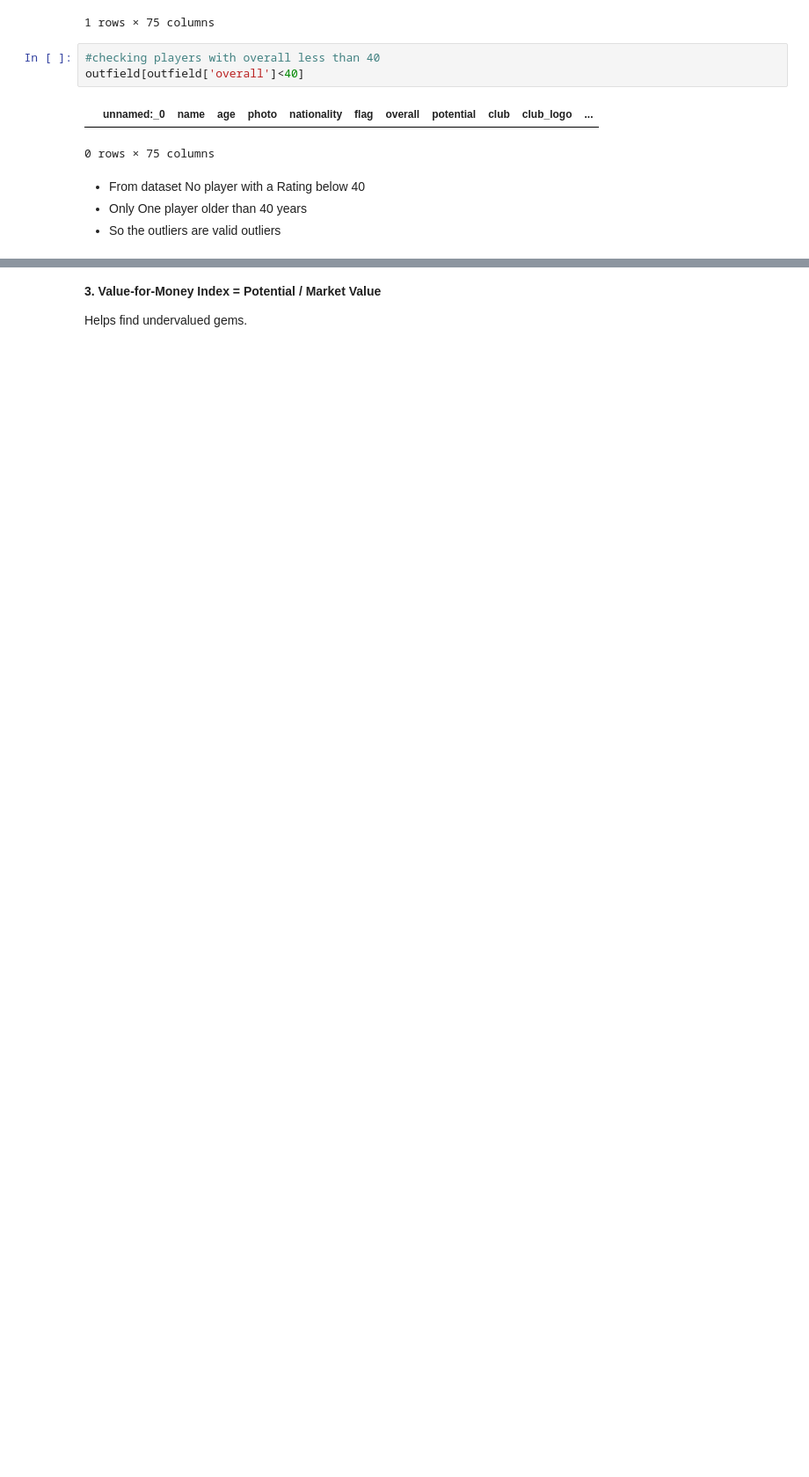
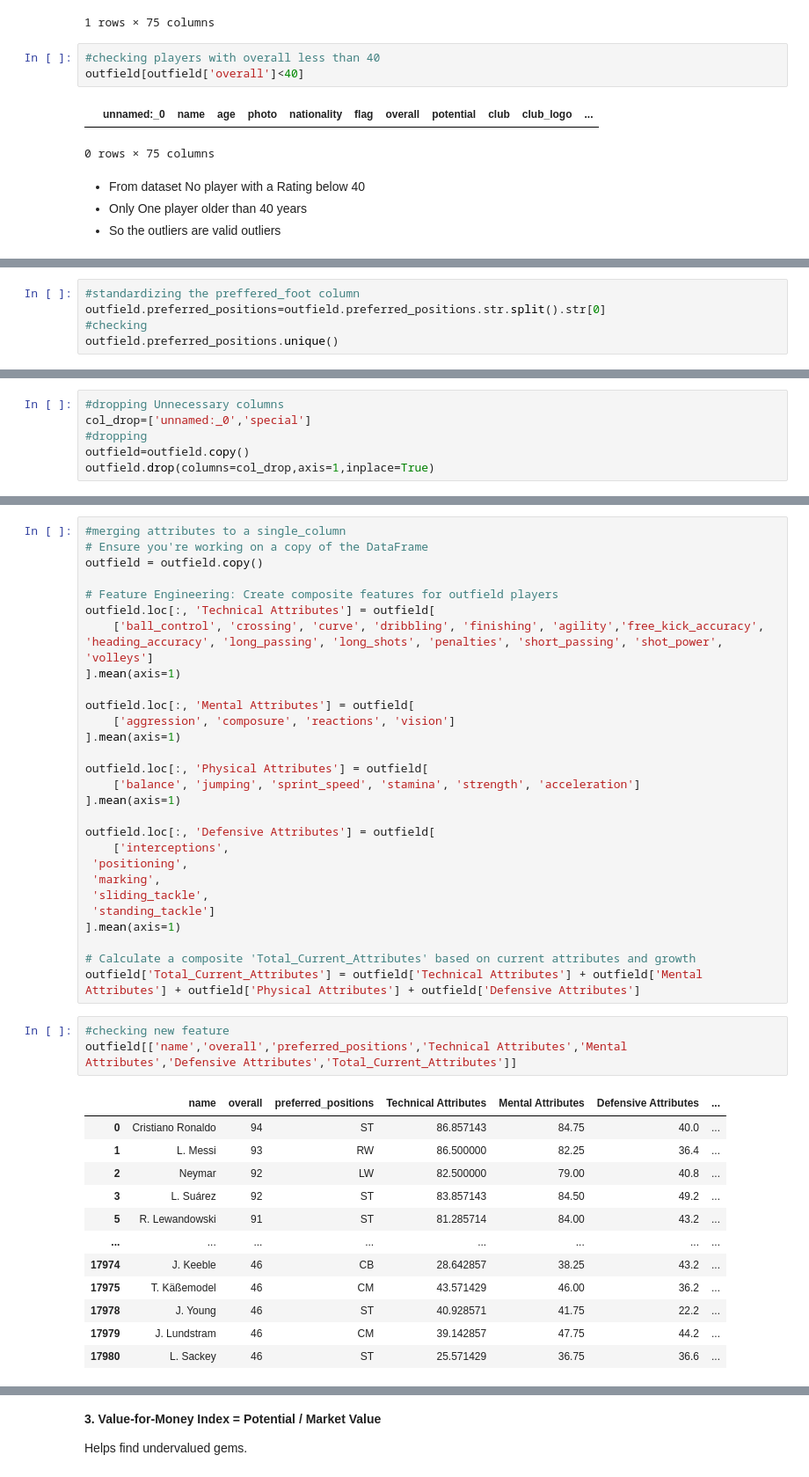
Before and after one commit to davidmasai/C-Users-User-Desktop-Football_Recruitment_-project, a Jupyter notebook: Phase_Project_Notebook (6).ipynb, the cells around one changed output, grey strips where cells are left out. Shown at 88% size. Drawn from its saved outputs; the diff is of its cells as text; blank space fills up the shorter version.

```diff
--- a/Phase_Project_Notebook (6).ipynb
+++ b/Phase_Project_Notebook (6).ipynb
@@ -1188,0 +1091,5 @@ outfield_df['Growth_Rate'] = ((outfield_df['Potential'] - outfield_df['Overall']
+# %%
+#standardizing the preffered_foot column
+outfield.preferred_positions=outfield.preferred_positions.str.split().str[0]
+#checking
+outfield.preferred_positions.unique()
@@ -1188,0 +1099,6 @@ outfield_df['Growth_Rate'] = ((outfield_df['Potential'] - outfield_df['Overall']
+# %%
+#dropping Unnecessary columns
+col_drop=['unnamed:_0','special']
+#dropping
+outfield=outfield.copy()
+outfield.drop(columns=col_drop,axis=1,inplace=True)
@@ -1188,0 +1126,44 @@ outfield_df['Growth_Rate'] = ((outfield_df['Potential'] - outfield_df['Overall']
+# %%
+#merging attributes to a single_column
+# Ensure you're working on a copy of the DataFrame
+outfield = outfield.copy()
+
+# Feature Engineering: Create composite features for outfield players
+outfield.loc[:, 'Technical Attributes'] = outfield[
+    ['ball_control', 'crossing', 'curve', 'dribbling', 'finishing', 'agility','free_kick_accuracy', 'heading_accuracy', 'long_passing', 'long_shots', 'penalties', 'short_passing', 'shot_power', 'volleys']
+].mean(axis=1)
+
+outfield.loc[:, 'Mental Attributes'] = outfield[
+    ['aggression', 'composure', 'reactions', 'vision']
+].mean(axis=1)
+
+outfield.loc[:, 'Physical Attributes'] = outfield[
+    ['balance', 'jumping', 'sprint_speed', 'stamina', 'strength', 'acceleration']
+].mean(axis=1)
+
+outfield.loc[:, 'Defensive Attributes'] = outfield[
+    ['interceptions',
+ 'positioning',
+ 'marking',
+ 'sliding_tackle',
+ 'standing_tackle']
+].mean(axis=1)
+
+# Calculate a composite 'Total_Current_Attributes' based on current attributes and growth
+outfield['Total_Current_Attributes'] = outfield['Technical Attributes'] + outfield['Mental Attributes'] + outfield['Physical Attributes'] + outfield['Defensive Attributes']
+# %%
+#checking new feature
+outfield[['name','overall','preferred_positions','Technical Attributes','Mental Attributes','Defensive Attributes','Total_Current_Attributes']]
+# %% [output]
+|  | name | overall | preferred_positions | Technical Attributes | Mental Attributes | Defensive Attributes | ... |
+| 0 | Cristiano Ronaldo | 94 | ST | 86.857143 | 84.75 | 40.0 | ... |
+| 1 | L. Messi | 93 | RW | 86.500000 | 82.25 | 36.4 | ... |
+| 2 | Neymar | 92 | LW | 82.500000 | 79.00 | 40.8 | ... |
+| 3 | L. Suárez | 92 | ST | 83.857143 | 84.50 | 49.2 | ... |
+| 5 | R. Lewandowski | 91 | ST | 81.285714 | 84.00 | 43.2 | ... |
+| ... | ... | ... | ... | ... | ... | ... | ... |
+| 17974 | J. Keeble | 46 | CB | 28.642857 | 38.25 | 43.2 | ... |
+| 17975 | T. Käßemodel | 46 | CM | 43.571429 | 46.00 | 36.2 | ... |
+| 17978 | J. Young | 46 | ST | 40.928571 | 41.75 | 22.2 | ... |
+| 17979 | J. Lundstram | 46 | CM | 39.142857 | 47.75 | 44.2 | ... |
+| 17980 | L. Sackey | 46 | ST | 25.571429 | 36.75 | 36.6 | ... |
```
Also changed, not shown: parts of 48 cells of this notebook.
